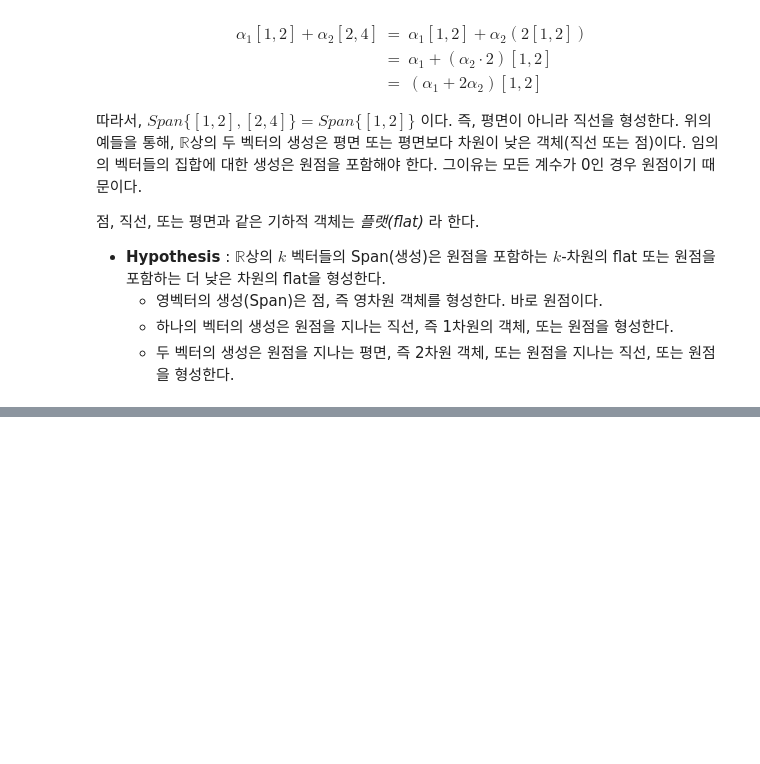
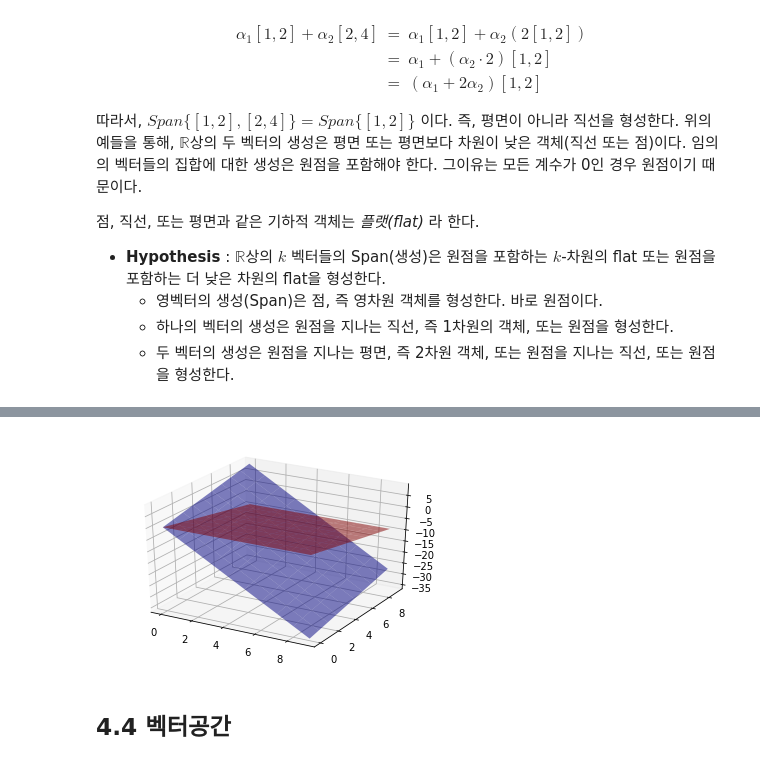
Before and after one commit to Gaheeheehee/Study, a Jupyter notebook: LinearAlgebra/CodingTheMatrix/Chap04 - The Vector Space/Chap04-The_Vector_Space.ipynb, the cells around one changed output, grey strips where cells are left out. Saved outputs shown, nothing was run; the diff lists cells and outputs as text; code cells hidden in the pictures; blank space fills up the shorter version.

Commit message:
Chap04 - 벡터공간

```diff
--- a/LinearAlgebra/CodingTheMatrix/Chap04 - The Vector Space/Chap04-The_Vector_Space.ipynb
+++ b/LinearAlgebra/CodingTheMatrix/Chap04 - The Vector Space/Chap04-The_Vector_Space.ipynb
@@ -159,0 +197,13 @@ $$\begin{eqnarray} \alpha _{ 1 }[1,2]+\alpha _{ 2 }[2,4] & = & \alpha _{ 1 }[1,2
+# %%
+xx, yy = np.meshgrid(range(10), range(10))
+
+z1 = -4*xx + yy
+z2 = -1*yy
+ax = plt.subplot(projection='3d')
+ax.plot_surface(xx, yy, z1, color='blue', alpha=.5, linewidth=0, zorder=-1)
+ax.plot_surface(xx, yy, z2, color='red', alpha=.5, linewidth=0, zorder=1)
+plt.show()
+# %% [output]
+[figure, added]
+# %% [markdown]
+## 4.4 벡터공간
```
Also changed, not shown: parts of 7 cells of this notebook, 3 other files.
